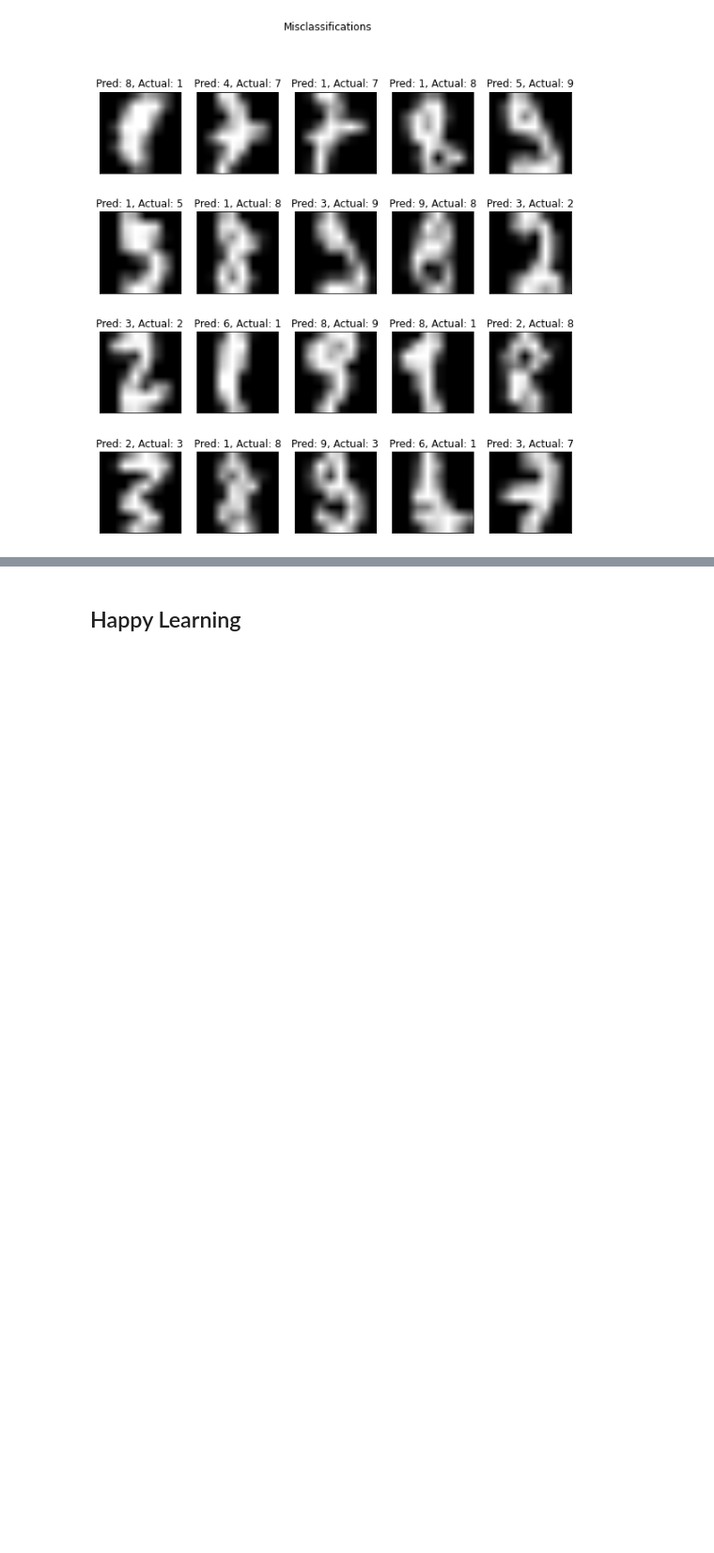
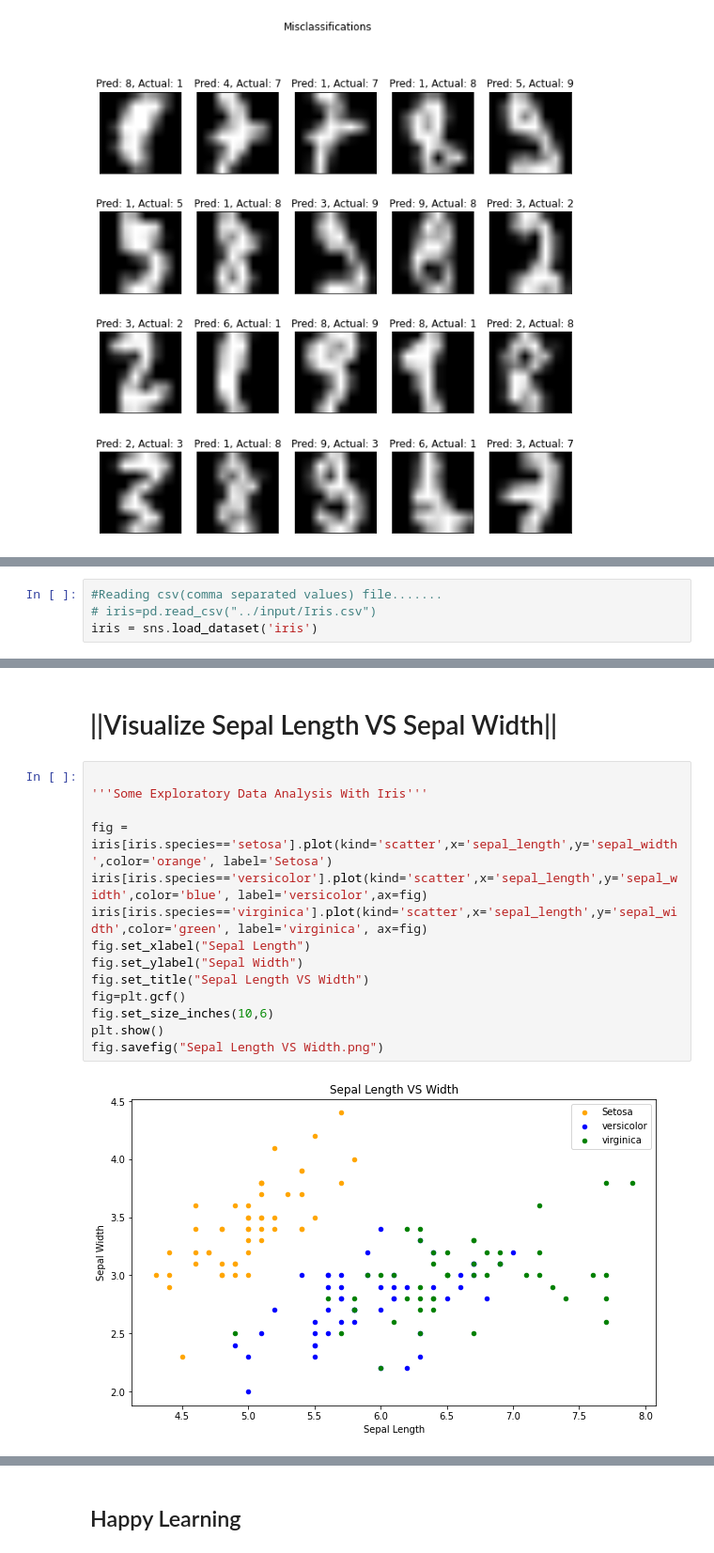
Before and after one commit to Aliktk/Python_Chilla, a Jupyter notebook: assignments/5th_all_assignment_task_machine_learning.ipynb, the cells around one changed output, grey strips where cells are left out. Shown at 94% size. Drawn from its saved outputs; the diff is of its cells as text; blank space fills up the shorter version.

```diff
--- a/assignments/5th_all_assignment_task_machine_learning.ipynb
+++ b/assignments/5th_all_assignment_task_machine_learning.ipynb
@@ -2021,0 +2081,4 @@ for plot_index, bad_index in enumerate(misclassified_images[0:20]):
+# %%
+#Reading csv(comma separated values) file.......
+# iris=pd.read_csv("../input/Iris.csv")
+iris = sns.load_dataset('iris')
@@ -2021,0 +2153,18 @@ for plot_index, bad_index in enumerate(misclassified_images[0:20]):
+# %% [markdown]
+# ||Visualize Sepal Length VS Sepal Width||
+# %%
+
+'''Some Exploratory Data Analysis With Iris'''
+
+fig = iris[iris.species=='setosa'].plot(kind='scatter',x='sepal_length',y='sepal_width',color='orange', label='Setosa')
+iris[iris.species=='versicolor'].plot(kind='scatter',x='sepal_length',y='sepal_width',color='blue', label='versicolor',ax=fig)
+iris[iris.species=='virginica'].plot(kind='scatter',x='sepal_length',y='sepal_width',color='green', label='virginica', ax=fig)
+fig.set_xlabel("Sepal Length")
+fig.set_ylabel("Sepal Width")
+fig.set_title("Sepal Length VS Width")
+fig=plt.gcf()
+fig.set_size_inches(10,6)
+plt.show()
+fig.savefig("Sepal Length VS Width.png")
+# %% [output]
+[figure, added]
```
Also changed, not shown: parts of 37 cells of this notebook, 1 other file.
